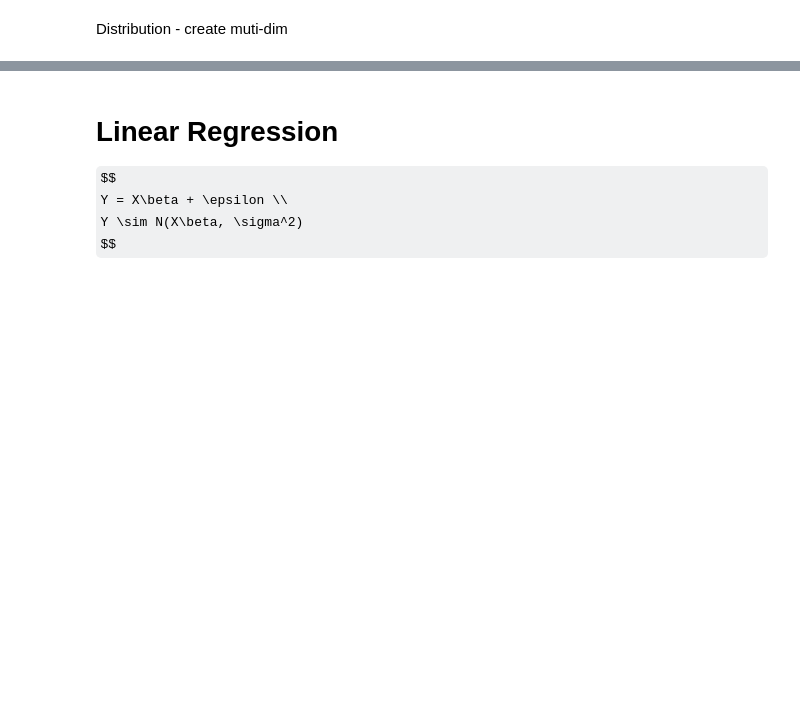
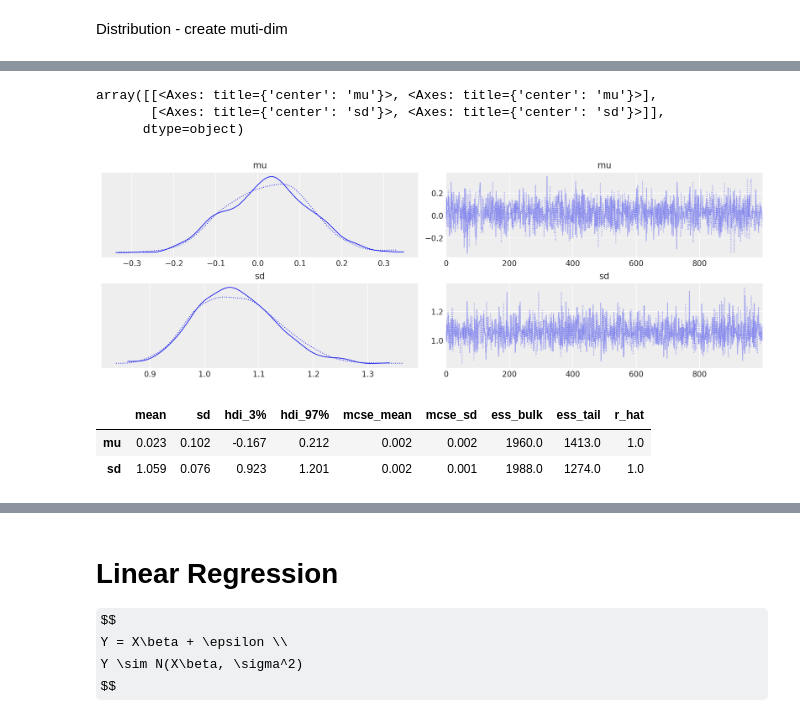
Before and after one commit to SkyBlueRW/bayesian-statistc, a Jupyter notebook: PyMC trial.ipynb, the cells around one changed output, grey strips where cells are left out. Saved outputs shown, nothing was run; the diff lists cells and outputs as text; code cells hidden in the pictures; some formulas as TeX source; blank space fills up the shorter version.

```diff
--- a/PyMC trial.ipynb
+++ b/PyMC trial.ipynb
@@ -88,15 +55,0 @@ modeling with PYMC
-# %%
-basic_model = pm.Model()
-
-with basic_model:
-    # Priors for unknown model parameters
-    # Common used distribution in addition to normmal includes Beta, Exponential, Categorical, Gamma, Binomial
-    alpha = pm.Normal("alpha", mu=0, sigma=10)
-    beta = pm.Normal("beta", mu=0, sigma=10, shape=2)
-    sigma = pm.HalfNormal("sigma", sigma=1)
-
-    # Expected value of outcome
-    mu = alpha + beta[0] * X1 + beta[1] * X2
-
-    # Likelihood (sampling distribution) of observations
-    Y_obs = pm.Normal("Y_obs", mu=mu, sigma=sigma, observed=Y)
@@ -126,0 +60,6 @@ We recommend running at least 4 chains for robust computation of convergence dia
+# %%
+with pm.Model() as model:
+    mu = pm.Normal("mu", mu=0, sigma=1)
+    obs = pm.Normal("obs", mu=mu, sigma=1, observed=rng.standard_normal(100))
+
+    idata = pm.sample(2000, chains=3, cores=1)
@@ -126,0 +90,7 @@ We recommend running at least 4 chains for robust computation of convergence dia
+# %%
+with pm.Model() as model:
+    mu = pm.Normal("mu", mu=0, sigma=1)
+    sd = pm.HalfNormal("sd", sigma=1)
+    obs = pm.Normal("obs", mu=mu, sigma=sd, observed=rng.standard_normal(100))
+
+    idata = pm.sample()
@@ -126,0 +110,13 @@ We recommend running at least 4 chains for robust computation of convergence dia
+# %%
+az.plot_trace(idata)
+# %% [output]
+array([[<Axes: title={'center': 'mu'}>, <Axes: title={'center': 'mu'}>],
+       [<Axes: title={'center': 'sd'}>, <Axes: title={'center': 'sd'}>]],
+      dtype=object)
+[figure, added]
+# %%
+az.summary(idata)
+# %% [output]
+|  | mean | sd | hdi_3% | hdi_97% | mcse_mean | mcse_sd | ess_bulk | ess_tail | r_hat |
+| mu | 0.023 | 0.102 | -0.167 | 0.212 | 0.002 | 0.002 | 1960.0 | 1413.0 | 1.0 |
+| sd | 1.059 | 0.076 | 0.923 | 1.201 | 0.002 | 0.001 | 1988.0 | 1274.0 | 1.0 |
```
Also changed, not shown: parts of 15 cells of this notebook.
